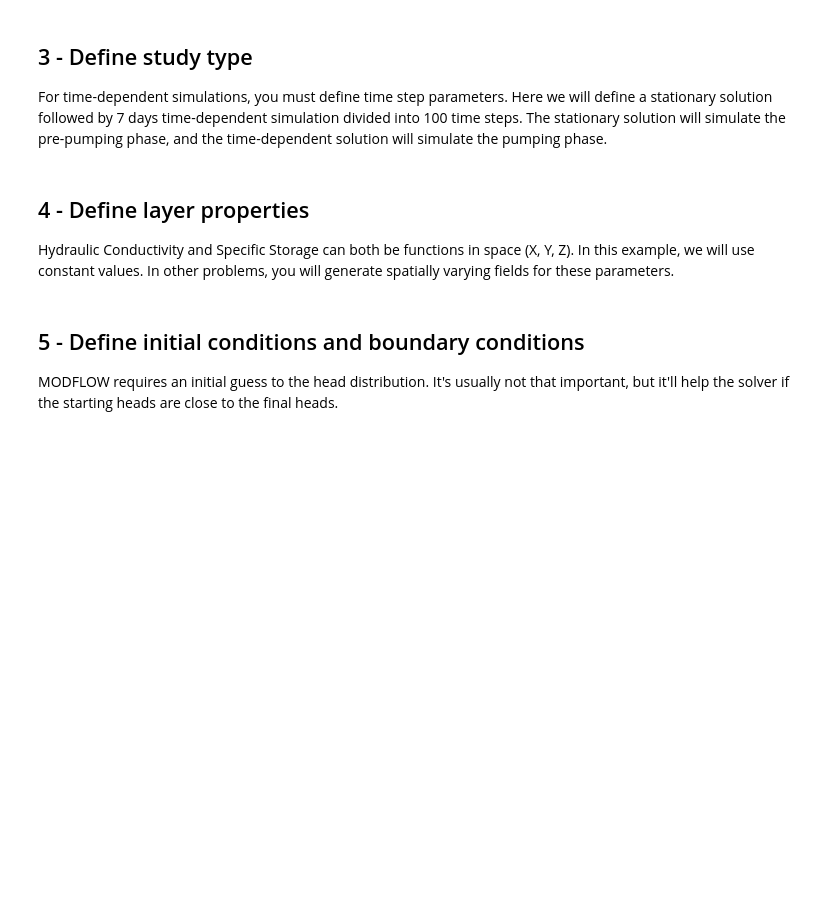
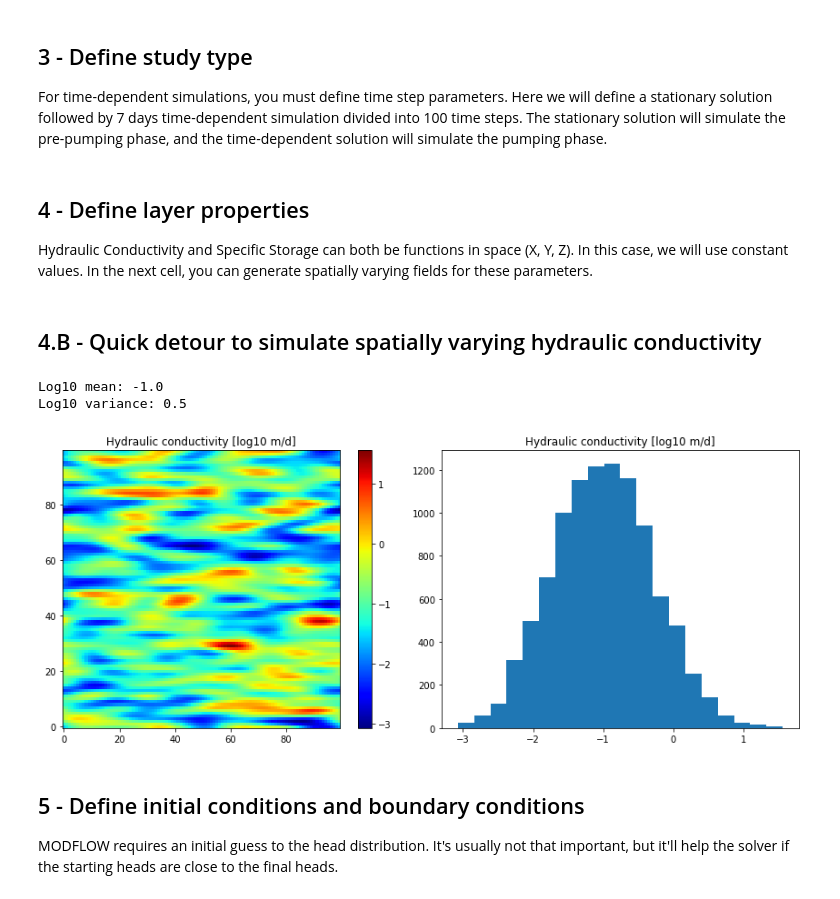
Before and after one commit to lijingwang/GS260_resources, a Jupyter notebook: Introduction to MODFLOW and FloPy.ipynb, the cells around one changed output. Saved outputs shown, nothing was run; the diff lists cells and outputs as text; code cells hidden in the pictures; blank space fills up the shorter version.

Commit message:
add simulFFT

```diff
--- a/Introduction to MODFLOW and FloPy.ipynb
+++ b/Introduction to MODFLOW and FloPy.ipynb
@@ -65,11 +65,65 @@ steady = [True, False]
 # %% [markdown]
 ## 4 - Define layer properties
 
-Hydraulic Conductivity and Specific Storage can both be functions in space (X, Y, Z). In this example, we will use constant values. In other problems, you will generate spatially varying fields for these parameters.
+Hydraulic Conductivity and Specific Storage can both be functions in space (X, Y, Z). In this case, we will use constant values. In the next cell, you can generate spatially varying fields for these parameters.
 # %%
 hcon = 1e-1 * np.ones((nlay, nrow, ncol)) # hydraulic conductivity meters/day
 hcon_vert = hcon # vertical hydraulic conductivity
 ss = 1e-4 * np.ones((nlay, nrow, ncol)) # specific storage 1 / meters
+# %% [markdown]
+## 4.B - Quick detour to simulate spatially varying hydraulic conductivity
+# %%
+from numpy.fft import fftn, fftshift, ifftn
+from numpy.random import uniform as rand
+
+def simulFFT(nx, ny, nz, mu, sill, m, lx , ly, lz):
+    """ Performs unconditional simulation with specified mean, variance,
+    and correlation length.
+    """
+    if nz == 0: nz = 1 # 2D case
+    xx, yy, zz = np.meshgrid(np.arange(nx), np.arange(ny), np.arange(nz))
+    points = np.stack((xx.ravel(), yy.ravel(), zz.ravel())).T
+    centroid = points.mean(axis=0)
+    length = np.array([lx, ly, lz])
+    h = np.linalg.norm((points - centroid) / length, axis = 1).reshape((ny, nx, nz))
+
+    if m == 'Exponential':
+        c = np.exp(-3*h) * sill
+    elif m == 'Gaussian':
+        c = np.exp(-3*h**2) * sill
+
+    grid = fftn(fftshift(c)) / (nx * ny * nz)
+    grid = np.abs(grid)
+    grid[0, 0, 0] = 0 # reference level
+    ran = np.sqrt(grid) * np.exp(1j * np.angle(fftn(rand(size=(ny, nx, nz)))))
+    grid = np.real(ifftn(ran * nx * ny * nz))
+    std = np.std(grid)
+    if nx == 1 or ny == 1 or nz == 1: grid = np.squeeze(grid)
+    return grid / std * np.sqrt(sill) + mu
+
+log10mean = -1
+log10var = 0.5
+log10hcon = simulFFT(ncol, nrow, 0, log10mean, log10var, 'Gaussian', ncol/5, ncol/25, 1)
+hcon = 10**log10hcon
+hcon = hcon[np.newaxis,:, :]
+
+print 'Log10 mean: ' + str(np.mean(np.log10(hcon)))
+print 'Log10 variance: ' + str(np.var(np.log10(hcon)))
+
+fig = plt.figure(figsize=(12, 5))
+fig.add_subplot(1, 2, 1)
+plt.imshow(np.log10(np.squeeze(hcon)), origin='lower', cmap='jet')
+plt.title('Hydraulic conductivity [log10 m/d]')
+plt.colorbar()
+
+fig.add_subplot(1, 2, 2)
+plt.hist(np.log10(hcon.flatten()), bins=20)
+plt.title('Hydraulic conductivity [log10 m/d]')
+plt.tight_layout()
+# %% [output]
+Log10 mean: -1.0
+Log10 variance: 0.5
+[figure, added]
 # %% [markdown]
 ## 5 - Define initial conditions and boundary conditions
 
```
Also changed, not shown: parts of 3 cells of this notebook.
